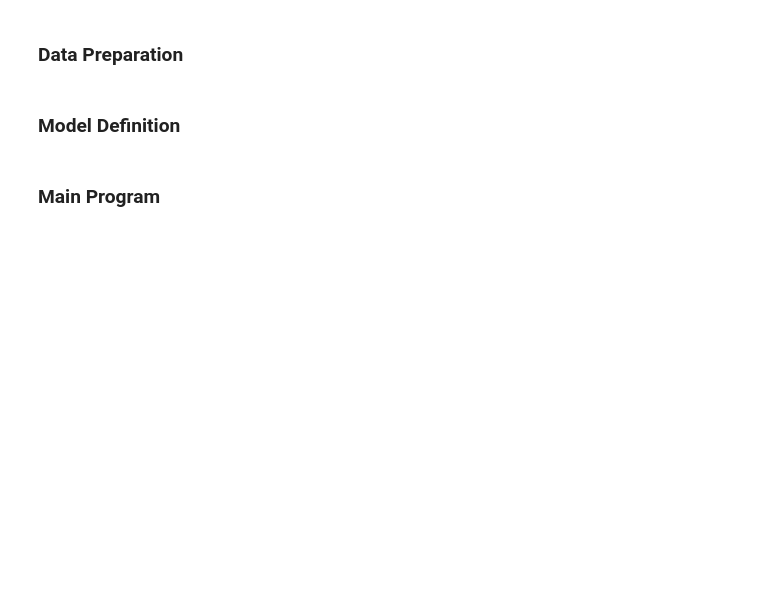
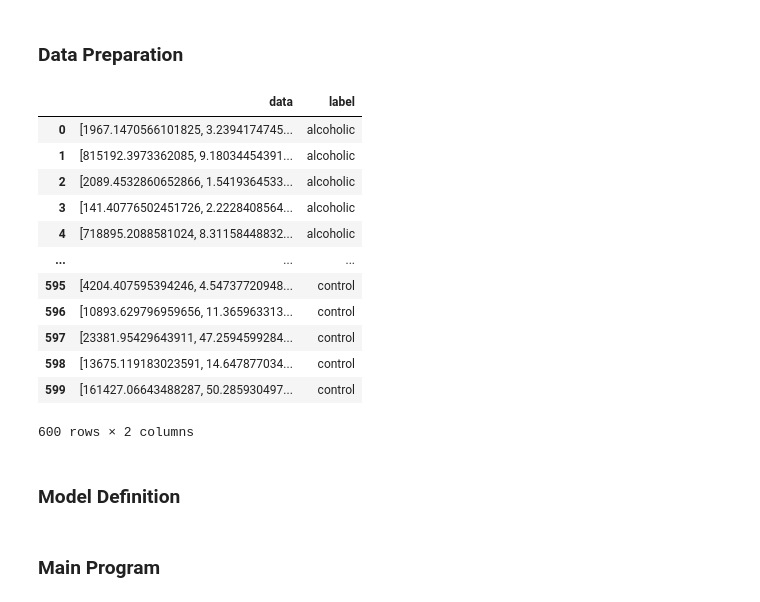
Before and after one commit to Fulkyhariz/EEG-Alcohol-Classification, a Jupyter notebook: notebook/CNN.ipynb, the cells around one changed output. Saved outputs shown, nothing was run; the diff lists cells and outputs as text; code cells hidden in the pictures; blank space fills up the shorter version.

Commit message:
Modify data pipeline
creating new data pipeline of dataframe and each dataframe contains a
list of the rwb and their label

```diff
--- a/notebook/CNN.ipynb
+++ b/notebook/CNN.ipynb
@@ -12,8 +13,7 @@ import random
 ### Data Preparation
 # %%
 def get_dataset(directory):
-    feature = []
-    label = []
+    data = pd.DataFrame(columns=['data', 'label'])
     for foldername in os.listdir(directory):
         folder = os.path.join(directory, foldername)
         if os.path.isdir(folder):
@@ -22,13 +22,44 @@ def get_dataset(directory):
                 rel_path = os.path.join(directory, foldername, filename)
                 temp_label = filename.split('.')[0].split('_')[0]
                 if 'a' in temp_label:
-                    label = np.append(label,'alcoholic')
+                    label ='alcoholic'
                 else:
-                    label = np.append(label,'control')
+                    label = 'control'
 
-                df_data = np.loadtxt(rel_path, delimiter=",")
-                feature.append(df_data.T)
-    return np.array(feature), np.array(label)
+                temp_data = pd.DataFrame(columns=['data', 'label'], index=[0])
+
+                with open(rel_path, 'r') as file:
+
+                    rwb = list(csv.reader(file, delimiter=","))[0]
+
+                temp_data['data'][0] = rwb
+                temp_data['label'] = label
+
+                # decomp = np.arange(0, 366)
+                # plt.plot(decomp, df_data)
+                # plt.xlabel('Dimension Number')
+                # plt.ylabel('Wavelet Bispectrum Energy')
+                # plt.show()
+                data = pd.concat([data, temp_data], ignore_index=True)
+
+    return data
+# %%
+train = get_dataset('../smni_cmi_test_feature_256')
+train
+# %% [output]
+|  | data | label |
+| 0 | [1967.1470566101825, 3.2394174745... | alcoholic |
+| 1 | [815192.3973362085, 9.18034454391... | alcoholic |
+| 2 | [2089.4532860652866, 1.5419364533... | alcoholic |
+| 3 | [141.40776502451726, 2.2228408564... | alcoholic |
+| 4 | [718895.2088581024, 8.31158448832... | alcoholic |
+| ... | ... | ... |
+| 595 | [4204.407595394246, 4.54737720948... | control |
+| 596 | [10893.629796959656, 11.365963313... | control |
+| 597 | [23381.95429643911, 47.2594599284... | control |
+| 598 | [13675.119183023591, 14.647877034... | control |
+| 599 | [161427.06643488287, 50.285930497... | control |
+600 rows × 2 columns
 # %%
 def get_batch(path):
     # loading extracted feature & label
```
Also changed, not shown: parts of 6 cells of this notebook, 1 other file.
